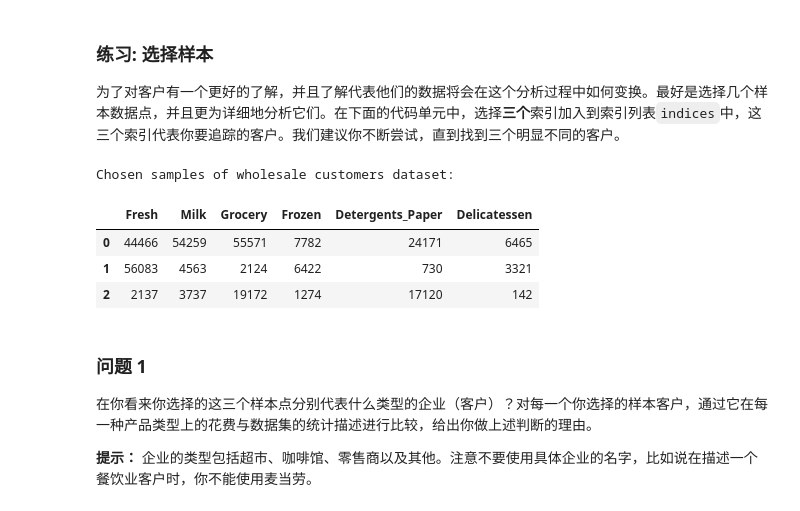
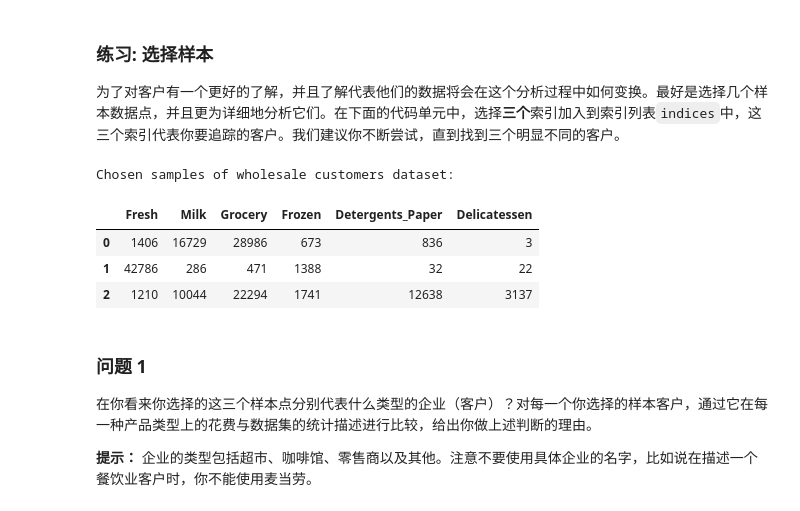
Before and after one commit to heronlyj/customer_segments, a Jupyter notebook: customer_segments.ipynb, the cells around one changed output. Saved outputs shown, nothing was run; the diff lists cells and outputs as text; code cells hidden in the pictures.

```diff
--- a/customer_segments.ipynb
+++ b/customer_segments.ipynb
@@ -65,18 +65,18 @@ display(data.describe())
 为了对客户有一个更好的了解，并且了解代表他们的数据将会在这个分析过程中如何变换。最好是选择几个样本数据点，并且更为详细地分析它们。在下面的代码单元中，选择**三个**索引加入到索引列表`indices`中，这三个索引代表你要追踪的客户。我们建议你不断尝试，直到找到三个明显不同的客户。
 # %%
 # TODO：从数据集中选择三个你希望抽样的数据点的索引
-indices = [47, 258, 312]
+indices = [109, 289, 351]
 
 # 为选择的样本建立一个DataFrame
 samples = pd.DataFrame(data.loc[indices], columns = data.keys()).reset_index(drop = True)
 print("Chosen samples of wholesale customers dataset:")
 display(samples)
 # %% [output]
 Chosen samples of wholesale customers dataset:
 |  | Fresh | Milk | Grocery | Frozen | Detergents_Paper | Delicatessen |
-| 0 | 44466 | 54259 | 55571 | 7782 | 24171 | 6465 |
-| 1 | 56083 | 4563 | 2124 | 6422 | 730 | 3321 |
-| 2 | 2137 | 3737 | 19172 | 1274 | 17120 | 142 |
+| 0 | 1406 | 16729 | 28986 | 673 | 836 | 3 |
+| 1 | 42786 | 286 | 471 | 1388 | 32 | 22 |
+| 2 | 1210 | 10044 | 22294 | 1741 | 12638 | 3137 |
 # %% [markdown]
 ### 问题 1
 在你看来你选择的这三个样本点分别代表什么类型的企业（客户）？对每一个你选择的样本客户，通过它在每一种产品类型上的花费与数据集的统计描述进行比较，给出你做上述判断的理由。
```
Also changed, not shown: parts of 15 cells of this notebook, 1 other file.
